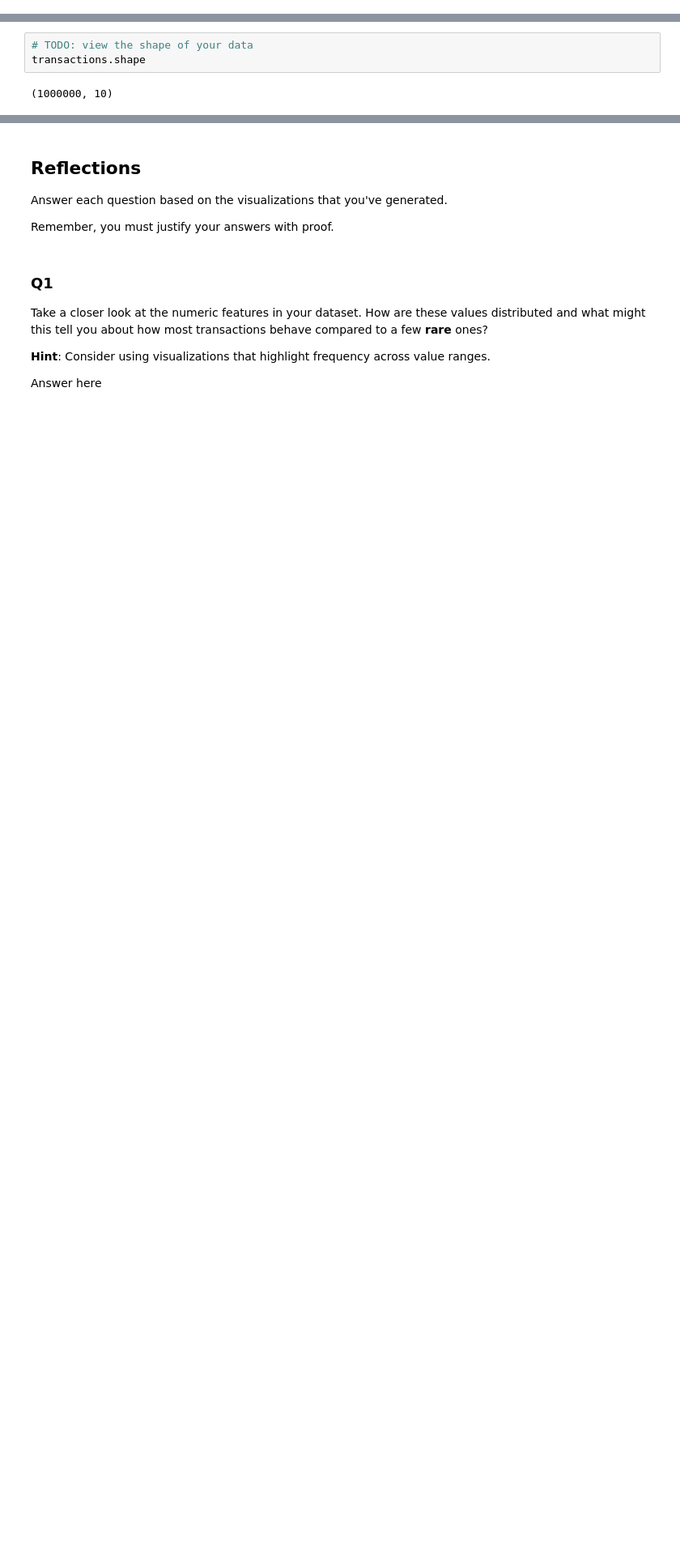
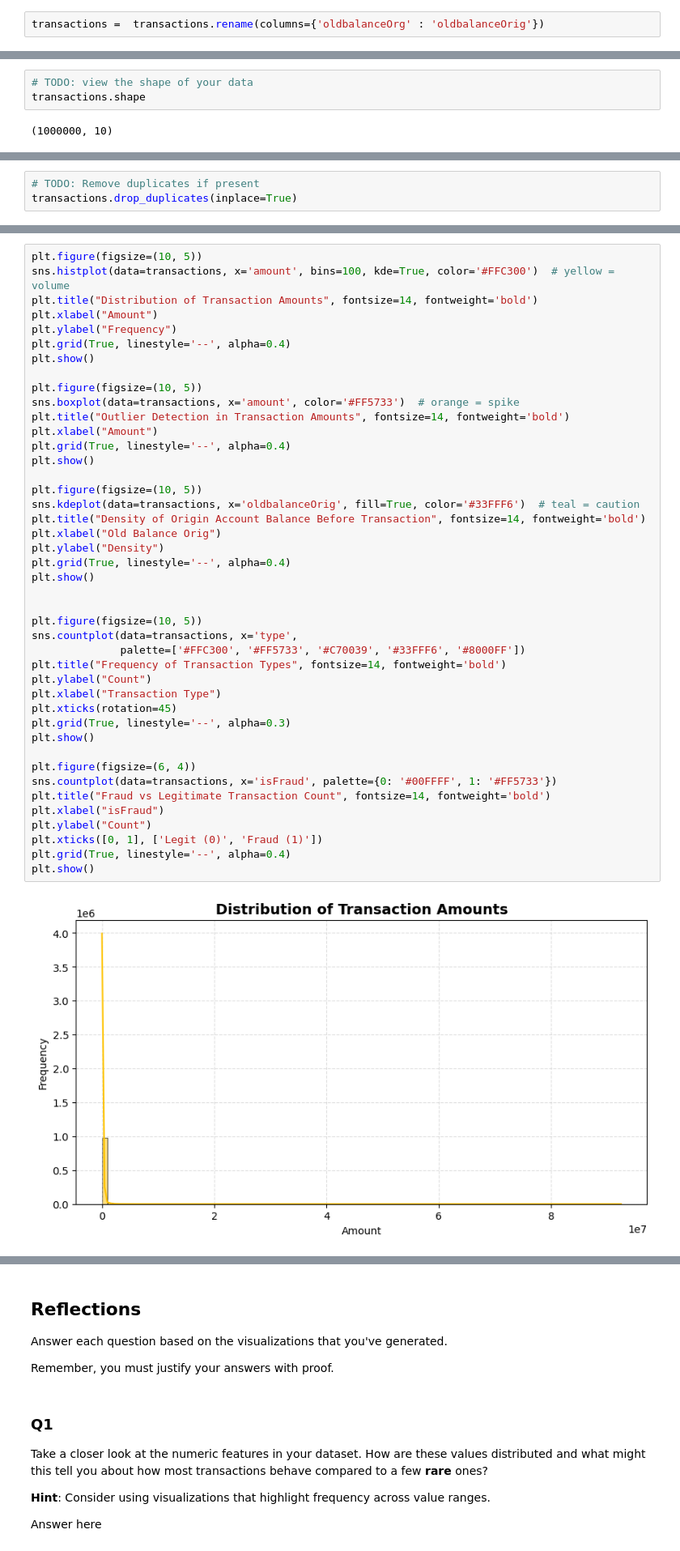
Before and after one commit to jesseniadia/bank-fraud-predictor, a Jupyter notebook: notebooks/eda.ipynb, the cells around one changed output, grey strips where cells are left out. Shown at 81% size. Saved outputs shown, nothing was run; the diff lists cells and outputs as text; blank space fills up the shorter version.

```diff
--- a/notebooks/eda.ipynb
+++ b/notebooks/eda.ipynb
@@ -26,0 +68,2 @@ transactions.head()
+# %%
+transactions =  transactions.rename(columns={'oldbalanceOrg' : 'oldbalanceOrig'})
@@ -31,0 +127,3 @@ transactions.shape
+# %%
+# TODO: Remove duplicates if present
+transactions.drop_duplicates(inplace=True)
@@ -31,0 +159,45 @@ transactions.shape
+# %%
+plt.figure(figsize=(10, 5))
+sns.histplot(data=transactions, x='amount', bins=100, kde=True, color='#FFC300')  # yellow = volume
+plt.title("Distribution of Transaction Amounts", fontsize=14, fontweight='bold')
+plt.xlabel("Amount")
+plt.ylabel("Frequency")
+plt.grid(True, linestyle='--', alpha=0.4)
+plt.show()
+
+plt.figure(figsize=(10, 5))
+sns.boxplot(data=transactions, x='amount', color='#FF5733')  # orange = spike
+plt.title("Outlier Detection in Transaction Amounts", fontsize=14, fontweight='bold')
+plt.xlabel("Amount")
+plt.grid(True, linestyle='--', alpha=0.4)
+plt.show()
+
+plt.figure(figsize=(10, 5))
+sns.kdeplot(data=transactions, x='oldbalanceOrig', fill=True, color='#33FFF6')  # teal = caution
+plt.title("Density of Origin Account Balance Before Transaction", fontsize=14, fontweight='bold')
+plt.xlabel("Old Balance Orig")
+plt.ylabel("Density")
+plt.grid(True, linestyle='--', alpha=0.4)
+plt.show()
+
+
+plt.figure(figsize=(10, 5))
+sns.countplot(data=transactions, x='type',
+              palette=['#FFC300', '#FF5733', '#C70039', '#33FFF6', '#8000FF'])
+plt.title("Frequency of Transaction Types", fontsize=14, fontweight='bold')
+plt.ylabel("Count")
+plt.xlabel("Transaction Type")
+plt.xticks(rotation=45)
+plt.grid(True, linestyle='--', alpha=0.3)
+plt.show()
+
+plt.figure(figsize=(6, 4))
+sns.countplot(data=transactions, x='isFraud', palette={0: '#00FFFF', 1: '#FF5733'})
+plt.title("Fraud vs Legitimate Transaction Count", fontsize=14, fontweight='bold')
+plt.xlabel("isFraud")
+plt.ylabel("Count")
+plt.xticks([0, 1], ['Legit (0)', 'Fraud (1)'])
+plt.grid(True, linestyle='--', alpha=0.4)
+plt.show()
+# %% [output]
+[figure, added]
```
Also changed, not shown: parts of 14 cells of this notebook.
